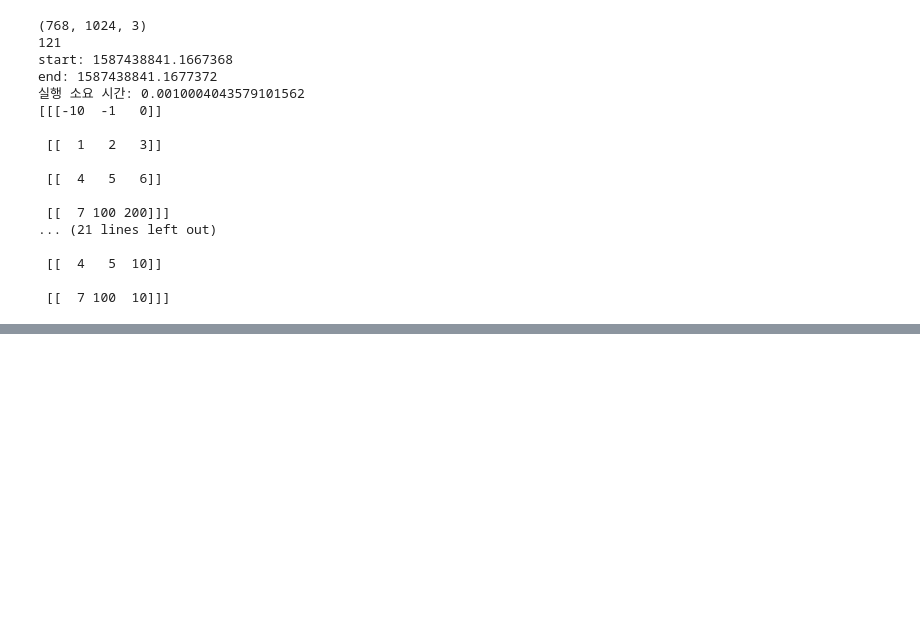
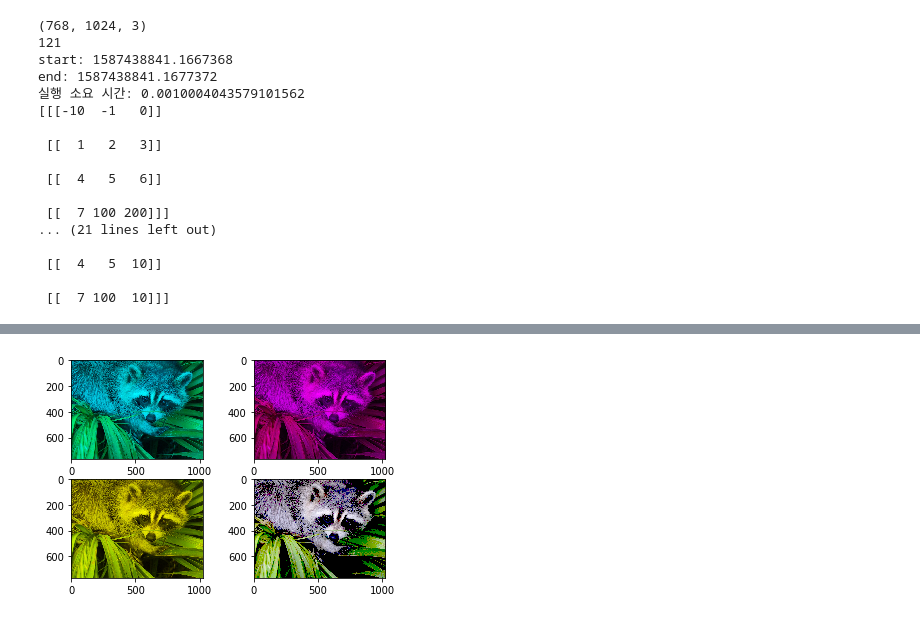
Before and after one commit to landturtler/2020_AI_education_example, a Jupyter notebook: 파이썬데이터분석/numpy_baisc.ipynb, the cells around one changed output, grey strips where cells are left out. Drawn from its saved outputs; the diff is of its cells as text; code cells hidden in the pictures; blank space fills up the shorter version.

```diff
--- a/파이썬데이터분석/numpy_baisc.ipynb
+++ b/파이썬데이터분석/numpy_baisc.ipynb
@@ -621,3 +621,59 @@ end: 1587438841.1677372
  [[  4   5  10]]
 
  [[  7 100  10]]]
+# %%
+# 2번
+face = scipy.misc.face()   # face: read only
+face01 = face.copy()        # face01: read and write 가능
+face02 = face.copy()        # face02: read and write 가능
+face03 = face.copy()        # face03: read and write 가능
+face04 = face.copy()        # face04: read and write 가능
+
+print(face.max())
+# 2.1  Red 색상을 모두 0 으로 변경하여 출력한다
+face01[:,:,0] = 0
+# face01[:,:,0][face[:,:,0] < 100 ] = 0
+
+# 2.2  Green 색상을 모두 0 으로 변경하여 출력한다
+face02[:,:,1] = 0
+# face02[:,:,1][face[:,:,1] < 100 ] = 0
+
+# 2.3  Blue 색상을 모두 0 으로 변경하여 출력한다
+face03[:,:,2] = 0
+# face03[:,:,2][face[:,:,2] < 100 ] = 0
+
+# 2.4  Red, Green, Blue 색상 중  100보다 작은 경우
+# 모두 0 으로 변경하여 출력한다
+#
+time_start = time.time()
+face04[face < 100] = 0
+time_end = time.time()
+print('elapsed time :',time_end - time_start)      # 0.018054723739624023
+
+# 중첩된 for문 사용하기  # 768*1024*3회 반복
+# time_start = time.time()
+# xmax = face.shape[0]
+# ymax = face.shape[1]
+# zmax = face.shape[2]
+# for i in range(xmax):  # 면  , 768
+#     for j in range(ymax):  # 행 , 1024
+#         for k in range(zmax):  # 열 , 3
+#             if face[i][j][k] < 100:
+#                 face04[i][j][k] = 0
+
+# time_end = time.time()
+# print('elapsed time :',time_end - time_start)   # 25.04366397857666
+
+plt.subplot(221)
+plt.imshow(face01)
+
+plt.subplot(222)
+plt.imshow(face02)
+
+plt.subplot(223)
+plt.imshow(face03)
+
+plt.subplot(224)
+plt.imshow(face04)
+plt.show()
+# %% [output]
@@ -623,0 +682 @@ end: 1587438841.1677372
+[figure, added]
```
Also changed, not shown: parts of 17 cells of this notebook.
